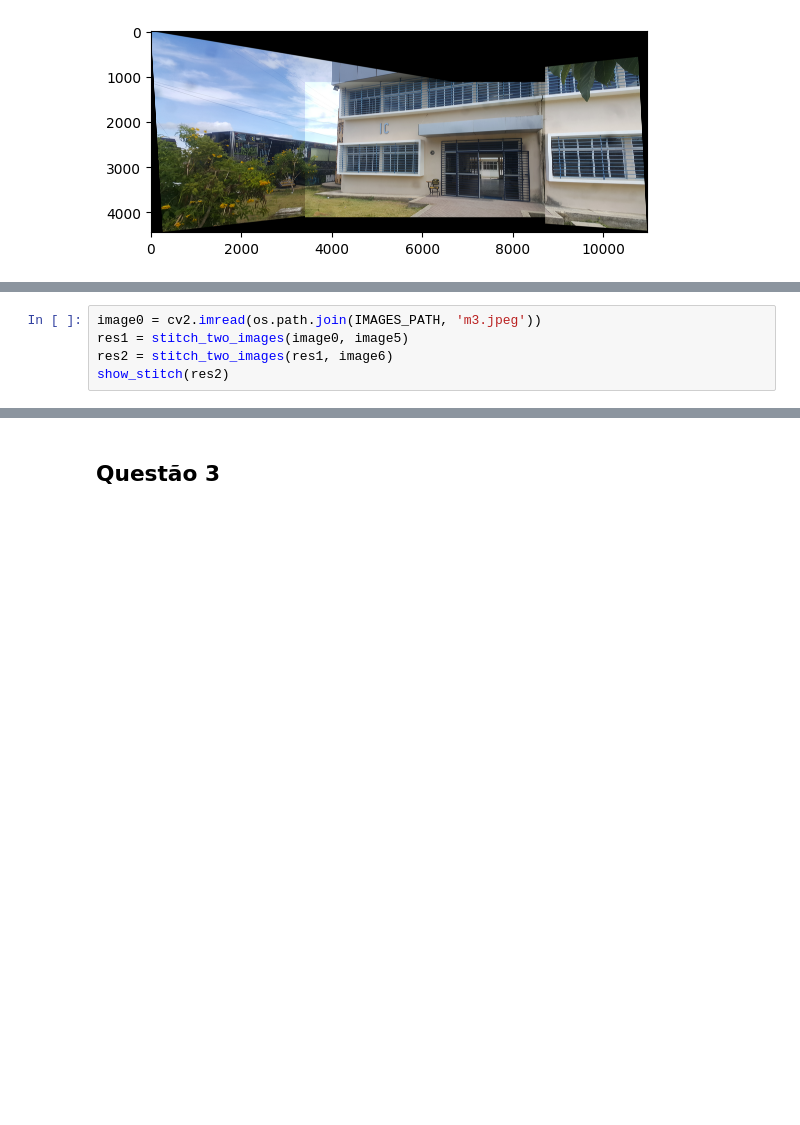
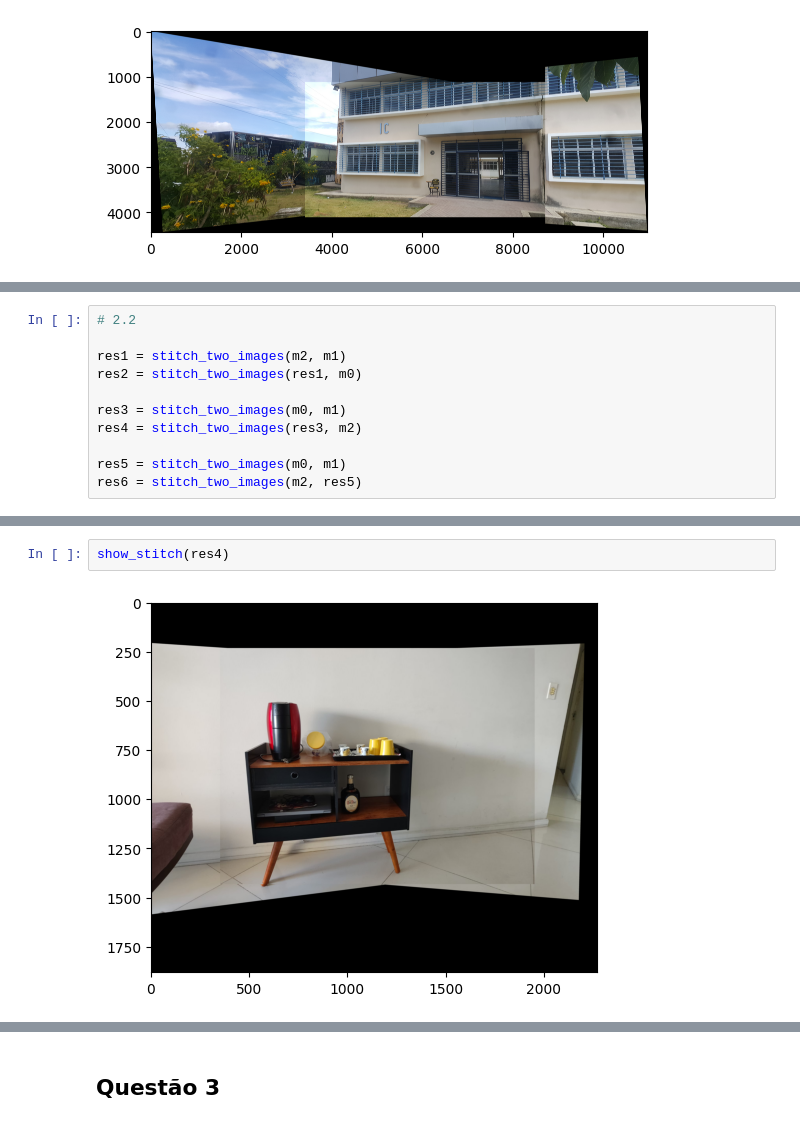
Before and after one commit to ghastcmd/computer-vision, a Jupyter notebook: list-3/lista3.ipynb, the cells around one changed output, grey strips where cells are left out. Cells and saved outputs as stored; diff of their text form; blank space fills up the shorter version.

```diff
--- a/list-3/lista3.ipynb
+++ b/list-3/lista3.ipynb
@@ -132,5 +170,11 @@ show_stitch(res6)
 # %%
-image0 = cv2.imread(os.path.join(IMAGES_PATH, 'm3.jpeg'))
-res1 = stitch_two_images(image0, image5)
-res2 = stitch_two_images(res1, image6)
-show_stitch(res2)
+# 2.2
+
+res1 = stitch_two_images(m2, m1)
+res2 = stitch_two_images(res1, m0)
+
+res3 = stitch_two_images(m0, m1)
+res4 = stitch_two_images(res3, m2)
+
+res5 = stitch_two_images(m0, m1)
+res6 = stitch_two_images(m2, res5)
@@ -138,0 +185,4 @@ show_stitch(res2)
+# %%
+show_stitch(res4)
+# %% [output]
+[figure, added]
```
Also changed, not shown: parts of 28 cells of this notebook, 17 other files.
